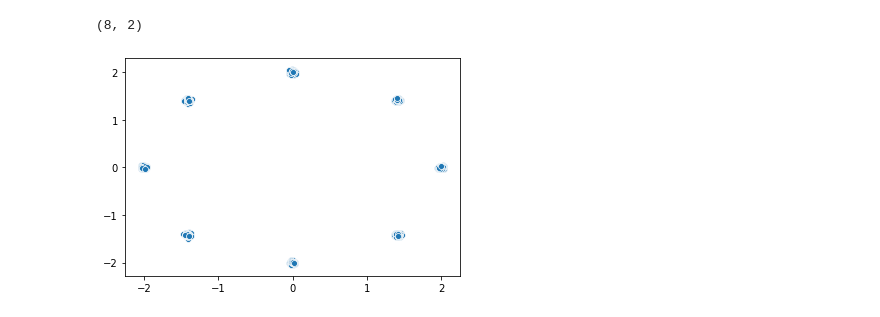
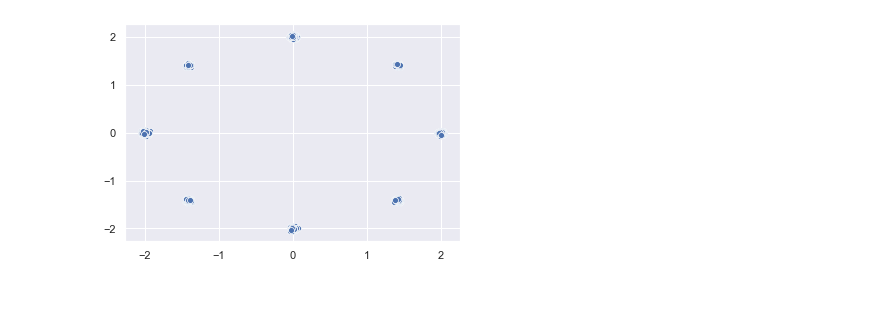
Before and after one commit to mdiephuis/information-bottleneck-gan, a Jupyter notebook: notebooks/mode_collapse_v1.ipynb, the cells around one changed output. Cells and saved outputs as stored; diff of their text form; code cells hidden in the pictures.

Commit message:
experimenting with ring data set

```diff
--- a/notebooks/mode_collapse_v1.ipynb
+++ b/notebooks/mode_collapse_v1.ipynb
@@ -33,26 +32,31 @@ class gauss_circle(object):
     def __init__(self):
         self.num_circles = 8
         self.std = 0.02
-
+        self.size = 2
         radius = 2
         delta = 2 * np.pi / self.num_circles
 
         centers_x = np.asarray([radius*np.cos(i * delta) for i in range(self.num_circles)])
         centers_y = np.asarray([radius*np.sin(i * delta) for i in range(self.num_circles)])
 
-        self.p = [1./self.num_circles for _ in range(self.num_circles)]
+        # Stricktly Uniform
+#         self.p = [1./self.num_circles for _ in range(self.num_circles)]
+        # Random draw from uniform distribution
+        self.p = [np.random.uniform() for _ in range(self.num_circles)]
+        self.p /= np.sum(self.p)
+
         self.centers = np.concatenate((centers_x[:, np.newaxis], centers_y[:, np.newaxis]), 1)
+
 
     def sample(self, n_samples):
         centers_idx = np.random.choice(self.num_circles, n_samples, p=self.p)
-        print(self.centers.shape)
         centers_sample = self.centers[centers_idx, :]
         data_sample = np.random.normal(loc=centers_sample, scale=self.std)
         return data_sample.astype('float32')
 # %%
-dist = gauss_circle()
-data = dist.sample(1000)
+sns.set()
+dset = gauss_circle()
+data = dset.sample(1000)
 _ = sns.scatterplot(data[:, 0], data[:, 1])
 # %% [output]
-(8, 2)
-[figure, old version]
+[figure, new version]
```
Also changed, not shown: parts of 8 cells of this notebook.
